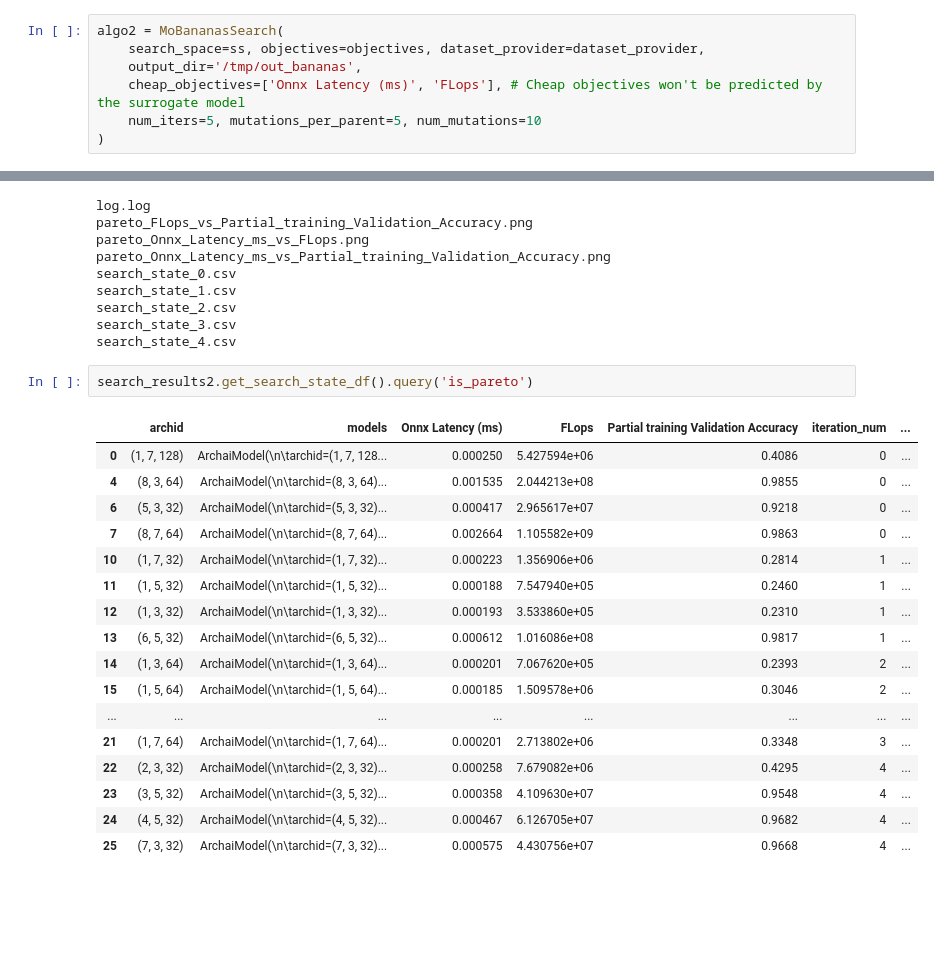
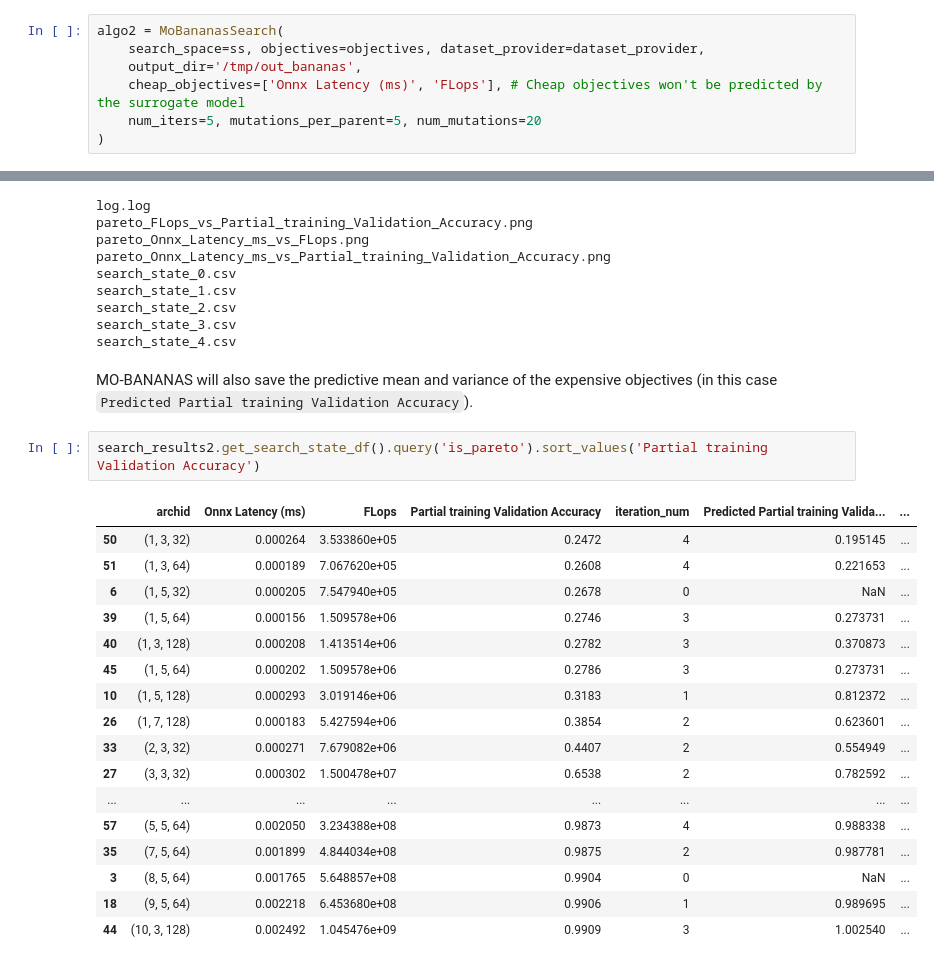
Before and after one commit to microsoft/archai, a Jupyter notebook: archai/discrete_search/examples/3. Using Search Algorithms.ipynb, the cells around one changed output, grey strips where cells are left out. Drawn from its saved outputs; the diff is of its cells as text; blank space fills up the shorter version.

```diff
--- a/archai/discrete_search/examples/3. Using Search Algorithms.ipynb
+++ b/archai/discrete_search/examples/3. Using Search Algorithms.ipynb
@@ -345,7 +351,7 @@ algo2 = MoBananasSearch(
     search_space=ss, objectives=objectives, dataset_provider=dataset_provider,
     output_dir='/tmp/out_bananas',
     cheap_objectives=['Onnx Latency (ms)', 'FLops'], # Cheap objectives won't be predicted by the surrogate model
-    num_iters=5, mutations_per_parent=5, num_mutations=10
+    num_iters=5, mutations_per_parent=5, num_mutations=20
 )
 # %%
 search_results2 = algo2.search()
@@ -391,23 +397,25 @@ search_state_1.csv
 search_state_2.csv
 search_state_3.csv
 search_state_4.csv
+# %% [markdown]
+MO-BANANAS will also save the predictive mean and variance of the expensive objectives (in this case `Predicted Partial training Validation Accuracy`).
 # %%
-search_results2.get_search_state_df().query('is_pareto')
+search_results2.get_search_state_df().query('is_pareto').sort_values('Partial training Validation Accuracy')
 # %% [output]
-|  | archid | models | Onnx Latency (ms) | FLops | Partial training Validation Accuracy | iteration_num | ... |
-| 0 | (1, 7, 128) | ArchaiModel(\n\tarchid=(1, 7, 128... | 0.000250 | 5.427594e+06 | 0.4086 | 0 | ... |
-| 4 | (8, 3, 64) | ArchaiModel(\n\tarchid=(8, 3, 64)... | 0.001535 | 2.044213e+08 | 0.9855 | 0 | ... |
-| 6 | (5, 3, 32) | ArchaiModel(\n\tarchid=(5, 3, 32)... | 0.000417 | 2.965617e+07 | 0.9218 | 0 | ... |
-| 7 | (8, 7, 64) | ArchaiModel(\n\tarchid=(8, 7, 64)... | 0.002664 | 1.105582e+09 | 0.9863 | 0 | ... |
-| 10 | (1, 7, 32) | ArchaiModel(\n\tarchid=(1, 7, 32)... | 0.000223 | 1.356906e+06 | 0.2814 | 1 | ... |
-| 11 | (1, 5, 32) | ArchaiModel(\n\tarchid=(1, 5, 32)... | 0.000188 | 7.547940e+05 | 0.2460 | 1 | ... |
-| 12 | (1, 3, 32) | ArchaiModel(\n\tarchid=(1, 3, 32)... | 0.000193 | 3.533860e+05 | 0.2310 | 1 | ... |
-| 13 | (6, 5, 32) | ArchaiModel(\n\tarchid=(6, 5, 32)... | 0.000612 | 1.016086e+08 | 0.9817 | 1 | ... |
-| 14 | (1, 3, 64) | ArchaiModel(\n\tarchid=(1, 3, 64)... | 0.000201 | 7.067620e+05 | 0.2393 | 2 | ... |
-| 15 | (1, 5, 64) | ArchaiModel(\n\tarchid=(1, 5, 64)... | 0.000185 | 1.509578e+06 | 0.3046 | 2 | ... |
+|  | archid | Onnx Latency (ms) | FLops | Partial training Validation Accuracy | iteration_num | Predicted Partial training Valida... | ... |
+| 50 | (1, 3, 32) | 0.000264 | 3.533860e+05 | 0.2472 | 4 | 0.195145 | ... |
+| 51 | (1, 3, 64) | 0.000189 | 7.067620e+05 | 0.2608 | 4 | 0.221653 | ... |
+| 6 | (1, 5, 32) | 0.000205 | 7.547940e+05 | 0.2678 | 0 | NaN | ... |
+| 39 | (1, 5, 64) | 0.000156 | 1.509578e+06 | 0.2746 | 3 | 0.273731 | ... |
+| 40 | (1, 3, 128) | 0.000208 | 1.413514e+06 | 0.2782 | 3 | 0.370873 | ... |
+| 45 | (1, 5, 64) | 0.000202 | 1.509578e+06 | 0.2786 | 3 | 0.273731 | ... |
+| 10 | (1, 5, 128) | 0.000293 | 3.019146e+06 | 0.3183 | 1 | 0.812372 | ... |
+| 26 | (1, 7, 128) | 0.000183 | 5.427594e+06 | 0.3854 | 2 | 0.623601 | ... |
+| 33 | (2, 3, 32) | 0.000271 | 7.679082e+06 | 0.4407 | 2 | 0.554949 | ... |
+| 27 | (3, 3, 32) | 0.000302 | 1.500478e+07 | 0.6538 | 2 | 0.782592 | ... |
 | ... | ... | ... | ... | ... | ... | ... | ... |
-| 21 | (1, 7, 64) | ArchaiModel(\n\tarchid=(1, 7, 64)... | 0.000201 | 2.713802e+06 | 0.3348 | 3 | ... |
-| 22 | (2, 3, 32) | ArchaiModel(\n\tarchid=(2, 3, 32)... | 0.000258 | 7.679082e+06 | 0.4295 | 4 | ... |
-| 23 | (3, 5, 32) | ArchaiModel(\n\tarchid=(3, 5, 32)... | 0.000358 | 4.109630e+07 | 0.9548 | 4 | ... |
-| 24 | (4, 5, 32) | ArchaiModel(\n\tarchid=(4, 5, 32)... | 0.000467 | 6.126705e+07 | 0.9682 | 4 | ... |
-| 25 | (7, 3, 32) | ArchaiModel(\n\tarchid=(7, 3, 32)... | 0.000575 | 4.430756e+07 | 0.9668 | 4 | ... |
+| 57 | (5, 5, 64) | 0.002050 | 3.234388e+08 | 0.9873 | 4 | 0.988338 | ... |
+| 35 | (7, 5, 64) | 0.001899 | 4.844034e+08 | 0.9875 | 2 | 0.987781 | ... |
+| 3 | (8, 5, 64) | 0.001765 | 5.648857e+08 | 0.9904 | 0 | NaN | ... |
+| 18 | (9, 5, 64) | 0.002218 | 6.453680e+08 | 0.9906 | 1 | 0.989695 | ... |
+| 44 | (10, 3, 128) | 0.002492 | 1.045476e+09 | 0.9909 | 3 | 1.002540 | ... |
```
Also changed, not shown: parts of 11 cells of this notebook, 1 other file.
